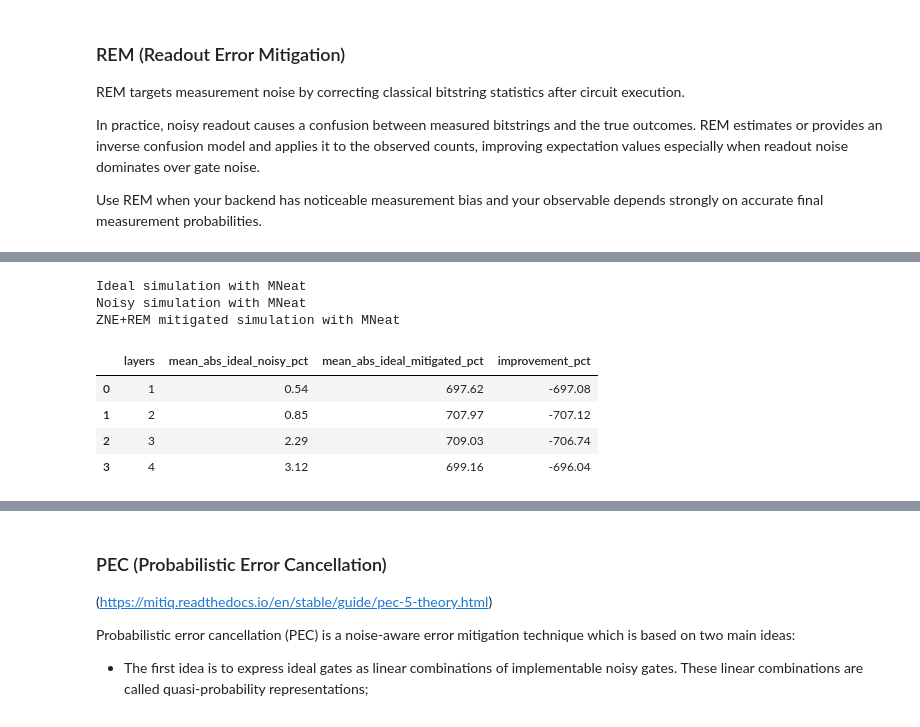
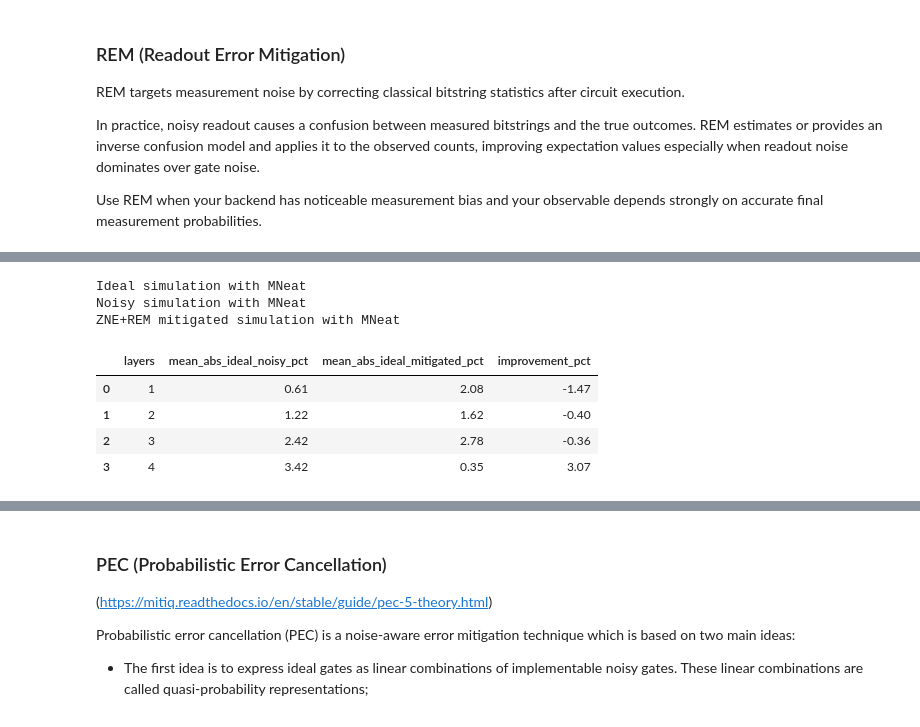
Before and after one commit to GibboSan/easy-q, a Jupyter notebook: quantum_optimization/playground.ipynb, the cells around one changed output, grey strips where cells are left out. Saved outputs shown, nothing was run; the diff lists cells and outputs as text; code cells hidden in the pictures.

```diff
--- a/quantum_optimization/playground.ipynb
+++ b/quantum_optimization/playground.ipynb
@@ -455,40 +784,40 @@ toy_mneat_ideal = mneat.ideal_sim(toy_clifford_pubs, cliffordize=False, seed_sim
 print('Noisy simulation with MNeat')
 toy_mneat_noisy = mneat.noisy_sim(toy_clifford_pubs, cliffordize=False, seed_simulator=seed)
 
-factory = zne.inference.LinearFactory(scale_factors=[1, 1.5, 2])
+factory = zne.inference.RichardsonFactory(scale_factors=[1, 2, 3, 4])
 print('ZNE+REM mitigated simulation with MNeat')
 toy_mneat_zne_rem = mneat.mitigated_sim(
     toy_clifford_pubs,
     technique=['rem', 'zne'],
     cliffordize=False,
     seed_simulator=seed,
     execution_mode='sampler',
     kwargs={'factory': factory}
 )
 
 toy_mneat_zne_rem_df = pd.DataFrame(
     [
         {
             'layers': idx,
             'mean_abs_ideal_noisy_pct': round(float(np.mean(np.abs(ideal_res.vals - noisy_res.vals)) * 100.0), 2),
             'mean_abs_ideal_mitigated_pct': round(float(np.mean(np.abs(ideal_res.vals - mit_res.vals)) * 100.0), 2),
         }
         for idx, (ideal_res, noisy_res, mit_res) in enumerate(
             zip(toy_mneat_ideal, toy_mneat_noisy, toy_mneat_zne_rem), start=1
         )
     ]
 )
 toy_mneat_zne_rem_df['improvement_pct'] = (
     toy_mneat_zne_rem_df['mean_abs_ideal_noisy_pct']
     - toy_mneat_zne_rem_df['mean_abs_ideal_mitigated_pct']
 )
 display(toy_mneat_zne_rem_df)
 # %% [output]
 Ideal simulation with MNeat
 Noisy simulation with MNeat
 ZNE+REM mitigated simulation with MNeat
 |  | layers | mean_abs_ideal_noisy_pct | mean_abs_ideal_mitigated_pct | improvement_pct |
-| 0 | 1 | 0.54 | 697.62 | -697.08 |
-| 1 | 2 | 0.85 | 707.97 | -707.12 |
-| 2 | 3 | 2.29 | 709.03 | -706.74 |
-| 3 | 4 | 3.12 | 699.16 | -696.04 |
+| 0 | 1 | 0.61 | 2.08 | -1.47 |
+| 1 | 2 | 1.22 | 1.62 | -0.40 |
+| 2 | 3 | 2.42 | 2.78 | -0.36 |
+| 3 | 4 | 3.42 | 0.35 | 3.07 |
```
Also changed, not shown: parts of 28 cells of this notebook, 1 other file.
